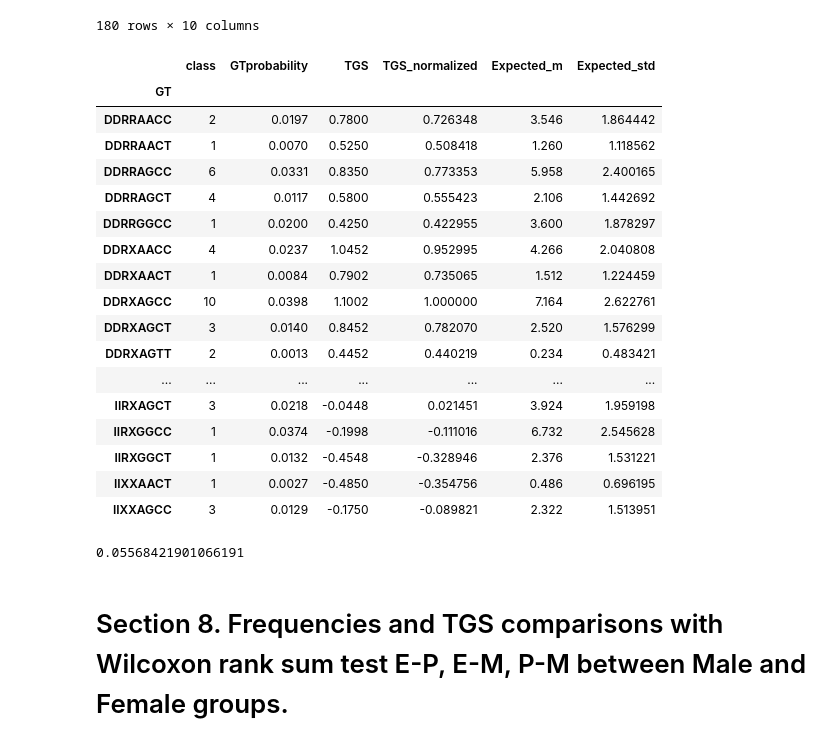
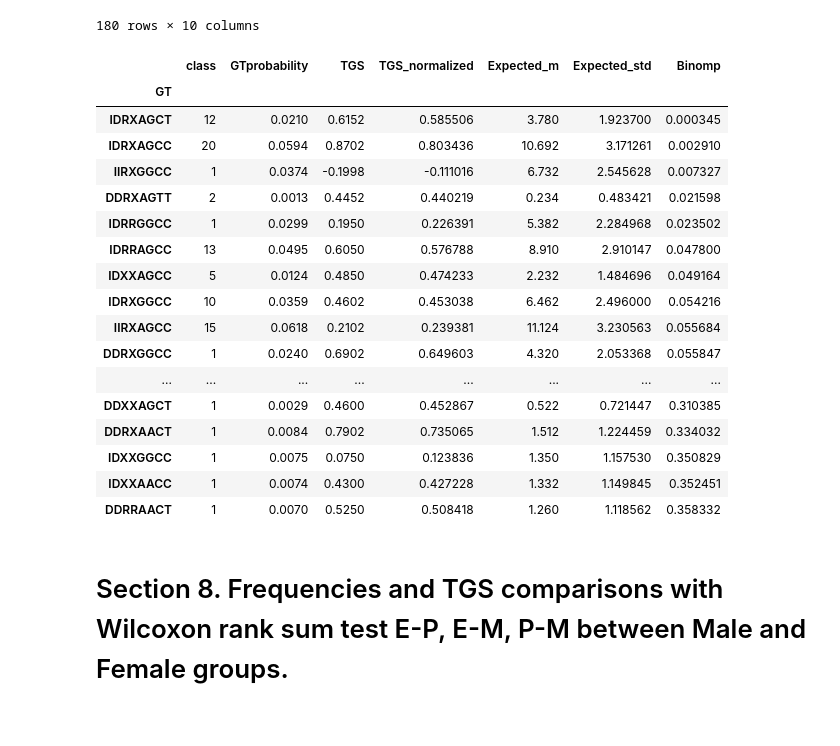
Before and after one commit to erinijapranckeviciene/ppolygenic, a Jupyter notebook: ppolygenic_working_draft.ipynb, the cells around one changed output. Drawn from its saved outputs; the diff is of its cells as text; code cells hidden in the pictures.

```diff
--- a/ppolygenic_working_draft.ipynb
+++ b/ppolygenic_working_draft.ipynb
@@ -1485,51 +1485,51 @@ lt_athletes_gr
 # %%
 from scipy.stats import binom
 #import matplotlib.pyplot as plt
 # setting the values
 # of n and p
 n = 180
 #p = TGSprobability
 #r = Number of athletes carrying that genotype
 # Probability to observe that number binom.pmf(r, n, p)
 
 def bi(p,r):
   return binom.pmf(r,180,p)
 
 ngt=lt_athletes_gr.groupby(['GT']).count()['class']
 pgt=lt_athletes_gr.groupby(['GT']).max()['GTprobability']
 maxtgs=lt_athletes_gr.groupby(['GT']).max('TGS')
 mintgs=lt_athletes_gr.groupby(['GT']).min('TGS')
 
 # join all groupings
 rez=pd.merge(ngt,pgt,left_index=True, right_index=True)
 rez=pd.merge(rez,mintgs,left_index=True, right_index=True)
 rez['GTprobability']=rez['GTprobability'].astype(float)
 rez['Expected_m']=rez['GTprobability'].apply(lambda x: x*180)
 rez['Expected_std']=rez['GTprobability'].apply(lambda x: np.sqrt( (x)*(1-x)*180 ) )
 #rez['binomp']=rez.apply(lambda x : binom.pmf(x.class, 180, x.GTprobability ))
-rez
+v=[]
+for i in range(len(rez)):
+  v.append(binom.pmf(rez.iloc[i,0],180,rez.iloc[i,1]))
+
+rez['Binomp']=v
+rez.sort_values(by=['Binomp'])
 # %% [output]
-|  | class | GTprobability | TGS | TGS_normalized | Expected_m | Expected_std |
-| GT |  |  |  |  |  |  |
-| DDRRAACC | 2 | 0.0197 | 0.7800 | 0.726348 | 3.546 | 1.864442 |
-| DDRRAACT | 1 | 0.0070 | 0.5250 | 0.508418 | 1.260 | 1.118562 |
-| DDRRAGCC | 6 | 0.0331 | 0.8350 | 0.773353 | 5.958 | 2.400165 |
-| DDRRAGCT | 4 | 0.0117 | 0.5800 | 0.555423 | 2.106 | 1.442692 |
-| DDRRGGCC | 1 | 0.0200 | 0.4250 | 0.422955 | 3.600 | 1.878297 |
-| DDRXAACC | 4 | 0.0237 | 1.0452 | 0.952995 | 4.266 | 2.040808 |
-| DDRXAACT | 1 | 0.0084 | 0.7902 | 0.735065 | 1.512 | 1.224459 |
-| DDRXAGCC | 10 | 0.0398 | 1.1002 | 1.000000 | 7.164 | 2.622761 |
-| DDRXAGCT | 3 | 0.0140 | 0.8452 | 0.782070 | 2.520 | 1.576299 |
-| DDRXAGTT | 2 | 0.0013 | 0.4452 | 0.440219 | 0.234 | 0.483421 |
-| ... | ... | ... | ... | ... | ... | ... |
-| IIRXAGCT | 3 | 0.0218 | -0.0448 | 0.021451 | 3.924 | 1.959198 |
-| IIRXGGCC | 1 | 0.0374 | -0.1998 | -0.111016 | 6.732 | 2.545628 |
-| IIRXGGCT | 1 | 0.0132 | -0.4548 | -0.328946 | 2.376 | 1.531221 |
-| IIXXAACT | 1 | 0.0027 | -0.4850 | -0.354756 | 0.486 | 0.696195 |
-| IIXXAGCC | 3 | 0.0129 | -0.1750 | -0.089821 | 2.322 | 1.513951 |
+|  | class | GTprobability | TGS | TGS_normalized | Expected_m | Expected_std | Binomp |
+| GT |  |  |  |  |  |  |  |
+| IDRXAGCT | 12 | 0.0210 | 0.6152 | 0.585506 | 3.780 | 1.923700 | 0.000345 |
+| IDRXAGCC | 20 | 0.0594 | 0.8702 | 0.803436 | 10.692 | 3.171261 | 0.002910 |
+| IIRXGGCC | 1 | 0.0374 | -0.1998 | -0.111016 | 6.732 | 2.545628 | 0.007327 |
+| DDRXAGTT | 2 | 0.0013 | 0.4452 | 0.440219 | 0.234 | 0.483421 | 0.021598 |
+| IDRRGGCC | 1 | 0.0299 | 0.1950 | 0.226391 | 5.382 | 2.284968 | 0.023502 |
+| IDRRAGCC | 13 | 0.0495 | 0.6050 | 0.576788 | 8.910 | 2.910147 | 0.047800 |
+| IDXXAGCC | 5 | 0.0124 | 0.4850 | 0.474233 | 2.232 | 1.484696 | 0.049164 |
+| IDRXGGCC | 10 | 0.0359 | 0.4602 | 0.453038 | 6.462 | 2.496000 | 0.054216 |
+| IIRXAGCC | 15 | 0.0618 | 0.2102 | 0.239381 | 11.124 | 3.230563 | 0.055684 |
+| DDRXGGCC | 1 | 0.0240 | 0.6902 | 0.649603 | 4.320 | 2.053368 | 0.055847 |
+| ... | ... | ... | ... | ... | ... | ... | ... |
+| DDXXAGCT | 1 | 0.0029 | 0.4600 | 0.452867 | 0.522 | 0.721447 | 0.310385 |
+| DDRXAACT | 1 | 0.0084 | 0.7902 | 0.735065 | 1.512 | 1.224459 | 0.334032 |
+| IDXXGGCC | 1 | 0.0075 | 0.0750 | 0.123836 | 1.350 | 1.157530 | 0.350829 |
+| IDXXAACC | 1 | 0.0074 | 0.4300 | 0.427228 | 1.332 | 1.149845 | 0.352451 |
+| DDRRAACT | 1 | 0.0070 | 0.5250 | 0.508418 | 1.260 | 1.118562 | 0.358332 |
-# %%
-binom.pmf(20,180,0.0594)
-binom.pmf(15,180,0.0618)
-# %% [output]
-0.05568421901066191
 # %%
```
Also changed, not shown: parts of 1 cell of this notebook.
